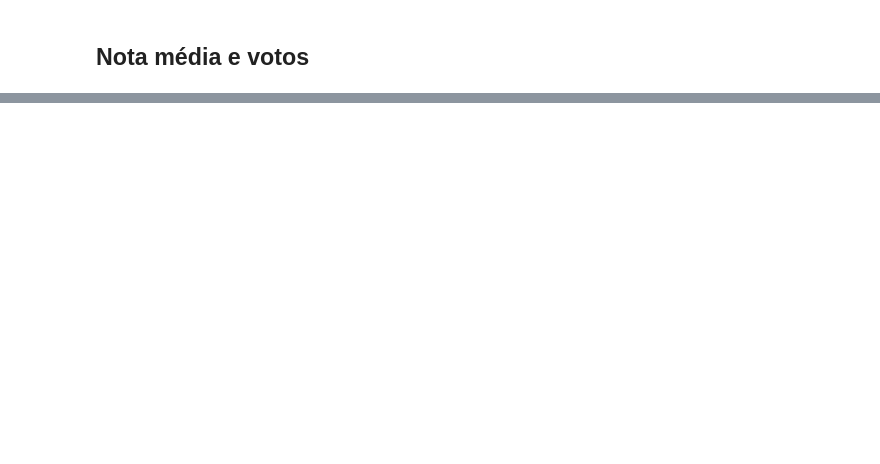
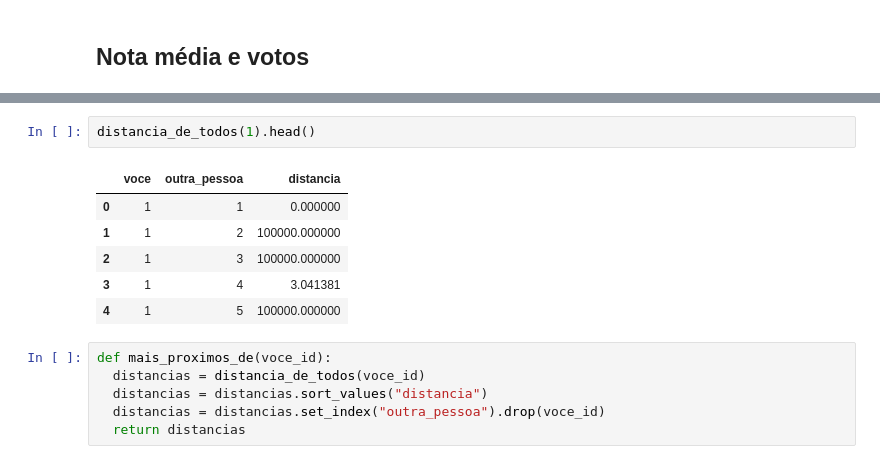
Before and after one commit to Facco-Bruno/Alura-ML, a Jupyter notebook: Sistemas_de_recomendacao_de_filmes.ipynb, the cells around one changed output, grey strips where cells are left out. Saved outputs shown, nothing was run; the diff lists cells and outputs as text; blank space fills up the shorter version.

```diff
--- a/Sistemas_de_recomendacao_de_filmes.ipynb
+++ b/Sistemas_de_recomendacao_de_filmes.ipynb
@@ -189,0 +362,15 @@ aventura_infantil_e_fantasia.drop(eu_assisti, errors='ignore').sort_values("nota
+# %%
+distancia_de_todos(1).head()
+# %% [output]
+|  | voce | outra_pessoa | distancia |
+| 0 | 1 | 1 | 0.000000 |
+| 1 | 1 | 2 | 100000.000000 |
+| 2 | 1 | 3 | 100000.000000 |
+| 3 | 1 | 4 | 3.041381 |
+| 4 | 1 | 5 | 100000.000000 |
+# %%
+def mais_proximos_de(voce_id):
+  distancias = distancia_de_todos(voce_id)
+  distancias = distancias.sort_values("distancia")
+  distancias = distancias.set_index("outra_pessoa").drop(voce_id)
+  return distancias
```
Also changed, not shown: parts of 51 cells of this notebook.
